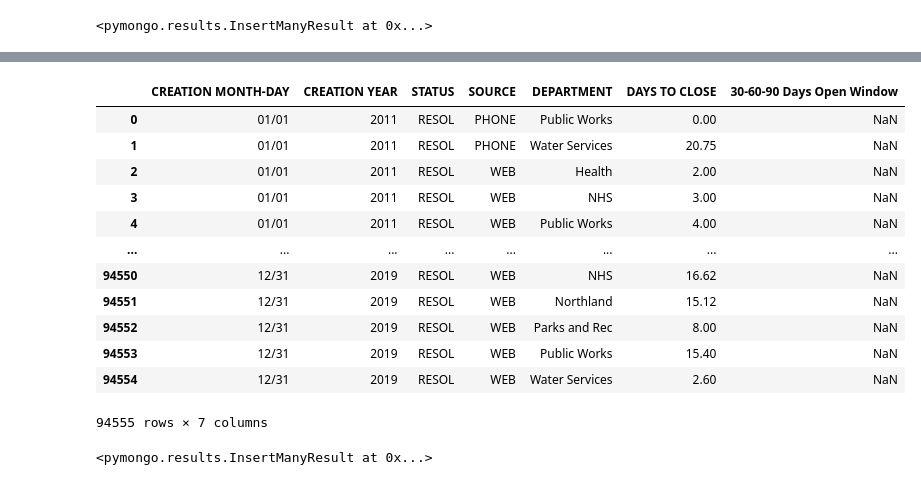
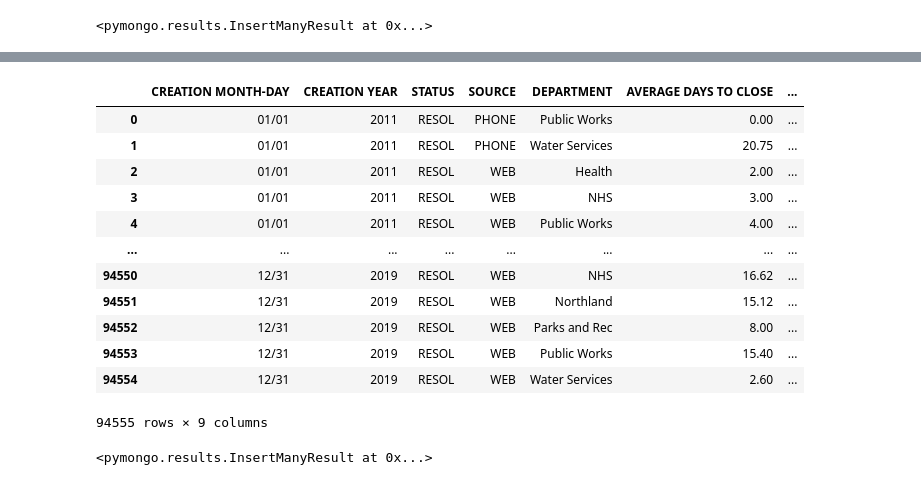
Before and after one commit to Sasmita28/city-service, a Jupyter notebook: City_Data_Cleaning.ipynb, the cells around one changed output, grey strips where cells are left out. Cells and saved outputs as stored; diff of their text form; code cells hidden in the pictures.

```diff
--- a/City_Data_Cleaning.ipynb
+++ b/City_Data_Cleaning.ipynb
@@ -244,12 +276,23 @@ calls_avg.insert_many(data_avg)
 # %% [output]
 <pymongo.results.InsertManyResult at 0x...>
 # %%
-#Calculate Average 'DAYS TO CLOSE' Value for Each Date Filtered by 'STATUS' and 'SOURCE'
+#Calculate Average & Count 'DAYS TO CLOSE' Value for Each Date Filtered by 'STATUS' and 'SOURCE'
 avg_days_to_close_filtered = data.groupby(['CREATION MONTH-DAY', 'CREATION YEAR', 'STATUS', 'SOURCE', 'DEPARTMENT']).mean()
 avg_days_to_close_filtered['DAYS TO CLOSE'] = avg_days_to_close_filtered['DAYS TO CLOSE'].round(2)
+avg_days_to_close_filtered = avg_days_to_close_filtered.rename(columns={'DAYS TO CLOSE':'AVERAGE DAYS TO CLOSE'})
 avg_days_to_close_filtered['30-60-90 Days Open Window'] = avg_days_to_close_filtered['30-60-90 Days Open Window'].round(2)
+avg_days_to_close_filtered = avg_days_to_close_filtered.rename(columns={'30-60-90 Days Open Window':'Average 30-60-90 Days Open Window'})
 avg_days_to_close_filtered = avg_days_to_close_filtered.reset_index(level=['CREATION MONTH-DAY', 'CREATION YEAR', 'STATUS', 'SOURCE', 'DEPARTMENT'])
-avg_days_to_close_filtered
+
+count_days_to_close_filtered = data.groupby(['CREATION MONTH-DAY', 'CREATION YEAR', 'STATUS', 'SOURCE', 'DEPARTMENT']).count()
+count_days_to_close_filtered['DAYS TO CLOSE'] = count_days_to_close_filtered['DAYS TO CLOSE'].round(2)
+count_days_to_close_filtered = count_days_to_close_filtered.rename(columns={'DAYS TO CLOSE':'COUNT DAYS TO CLOSE'})
+count_days_to_close_filtered['30-60-90 Days Open Window'] = count_days_to_close_filtered['30-60-90 Days Open Window'].round(2)
+count_days_to_close_filtered = count_days_to_close_filtered.rename(columns={'30-60-90 Days Open Window':'Count 30-60-90 Days Open Window'})
+count_days_to_close_filtered = count_days_to_close_filtered.reset_index(level=['CREATION MONTH-DAY', 'CREATION YEAR', 'STATUS', 'SOURCE', 'DEPARTMENT'])
+
+agg_days_to_close_filtered = avg_days_to_close_filtered.join(count_days_to_close_filtered, how="inner", lsuffix="", rsuffix="_extra")
+agg_days_to_close_filtered
 # %% [output]
 |  | CREATION MONTH-DAY | CREATION YEAR | STATUS | SOURCE | DEPARTMENT | CASE ID | CREATION MONTH | ... |
 | 0 | 01/01 | 2011 | RESOL | PHONE | Public Works | 2.011000e+09 | 1.0 | ... |
@@ -288,20 +352,20 @@ dtype: object
 # %%
 #Drop Unneeded Columns
-avg_days_to_close_filtered = avg_days_to_close_filtered[['CREATION MONTH-DAY', 'CREATION YEAR', 'STATUS', 'SOURCE', 'DEPARTMENT', 'DAYS TO CLOSE', '30-60-90 Days Open Window']]
-avg_days_to_close_filtered
+agg_days_to_close_filtered = agg_days_to_close_filtered[['CREATION MONTH-DAY', 'CREATION YEAR', 'STATUS', 'SOURCE', 'DEPARTMENT', 'AVERAGE DAYS TO CLOSE', 'Average 30-60-90 Days Open Window', 'COUNT DAYS TO CLOSE', 'Count 30-60-90 Days Open Window']]
+agg_days_to_close_filtered
 # %% [output]
-|  | CREATION MONTH-DAY | CREATION YEAR | STATUS | SOURCE | DEPARTMENT | DAYS TO CLOSE | 30-60-90 Days Open Window |
-| 0 | 01/01 | 2011 | RESOL | PHONE | Public Works | 0.00 | NaN |
-| 1 | 01/01 | 2011 | RESOL | PHONE | Water Services | 20.75 | NaN |
-| 2 | 01/01 | 2011 | RESOL | WEB | Health | 2.00 | NaN |
-| 3 | 01/01 | 2011 | RESOL | WEB | NHS | 3.00 | NaN |
-| 4 | 01/01 | 2011 | RESOL | WEB | Public Works | 4.00 | NaN |
+|  | CREATION MONTH-DAY | CREATION YEAR | STATUS | SOURCE | DEPARTMENT | AVERAGE DAYS TO CLOSE | ... |
+| 0 | 01/01 | 2011 | RESOL | PHONE | Public Works | 0.00 | ... |
+| 1 | 01/01 | 2011 | RESOL | PHONE | Water Services | 20.75 | ... |
+| 2 | 01/01 | 2011 | RESOL | WEB | Health | 2.00 | ... |
+| 3 | 01/01 | 2011 | RESOL | WEB | NHS | 3.00 | ... |
+| 4 | 01/01 | 2011 | RESOL | WEB | Public Works | 4.00 | ... |
 | ... | ... | ... | ... | ... | ... | ... | ... |
-| 94550 | 12/31 | 2019 | RESOL | WEB | NHS | 16.62 | NaN |
-| 94551 | 12/31 | 2019 | RESOL | WEB | Northland | 15.12 | NaN |
-| 94552 | 12/31 | 2019 | RESOL | WEB | Parks and Rec | 8.00 | NaN |
-| 94553 | 12/31 | 2019 | RESOL | WEB | Public Works | 15.40 | NaN |
-| 94554 | 12/31 | 2019 | RESOL | WEB | Water Services | 2.60 | NaN |
+| 94550 | 12/31 | 2019 | RESOL | WEB | NHS | 16.62 | ... |
+| 94551 | 12/31 | 2019 | RESOL | WEB | Northland | 15.12 | ... |
+| 94552 | 12/31 | 2019 | RESOL | WEB | Parks and Rec | 8.00 | ... |
+| 94553 | 12/31 | 2019 | RESOL | WEB | Public Works | 15.40 | ... |
+| 94554 | 12/31 | 2019 | RESOL | WEB | Water Services | 2.60 | ... |
-94555 rows × 7 columns
+94555 rows × 9 columns
 # %%
 # get the data
```
Also changed, not shown: parts of 9 cells of this notebook, 4 other files.
